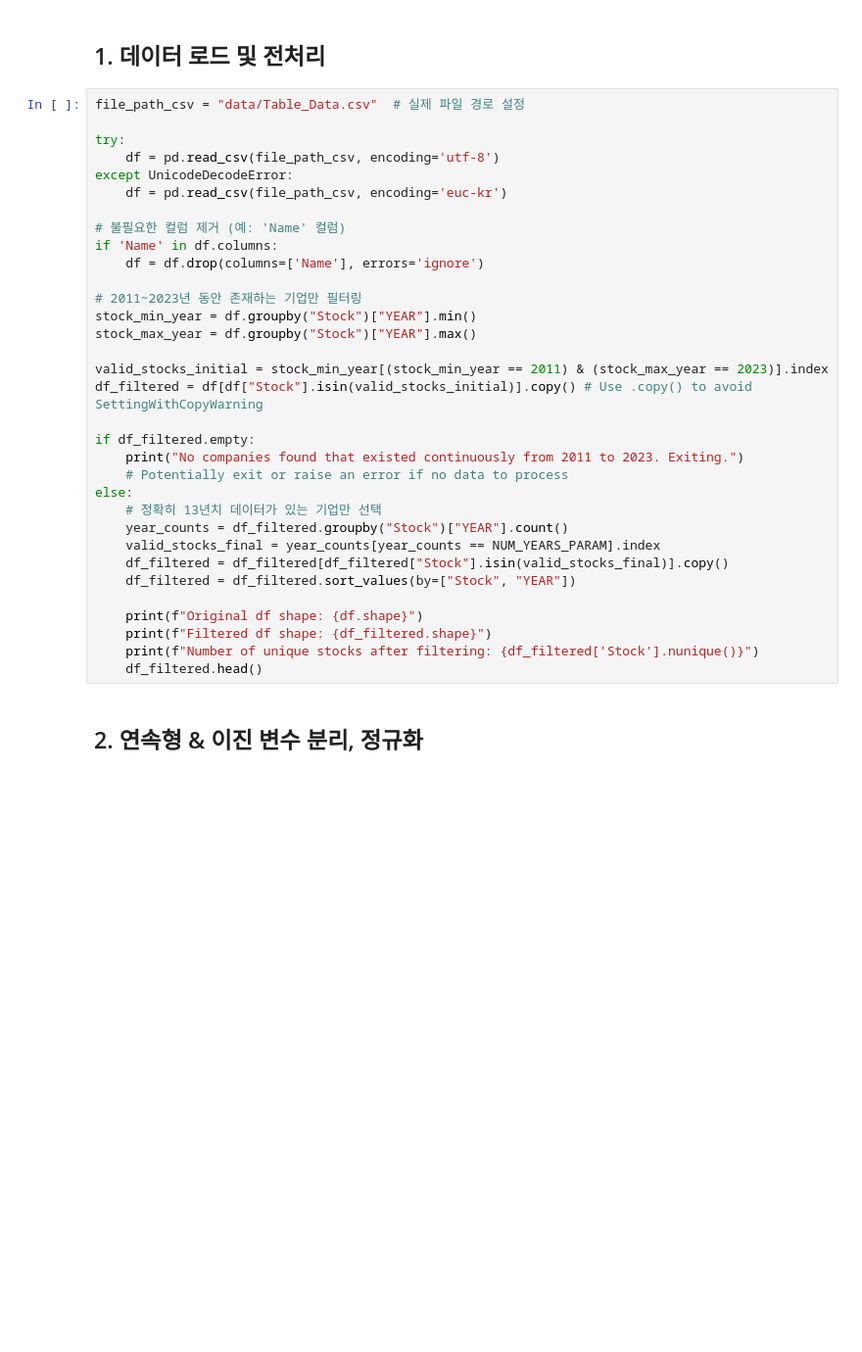
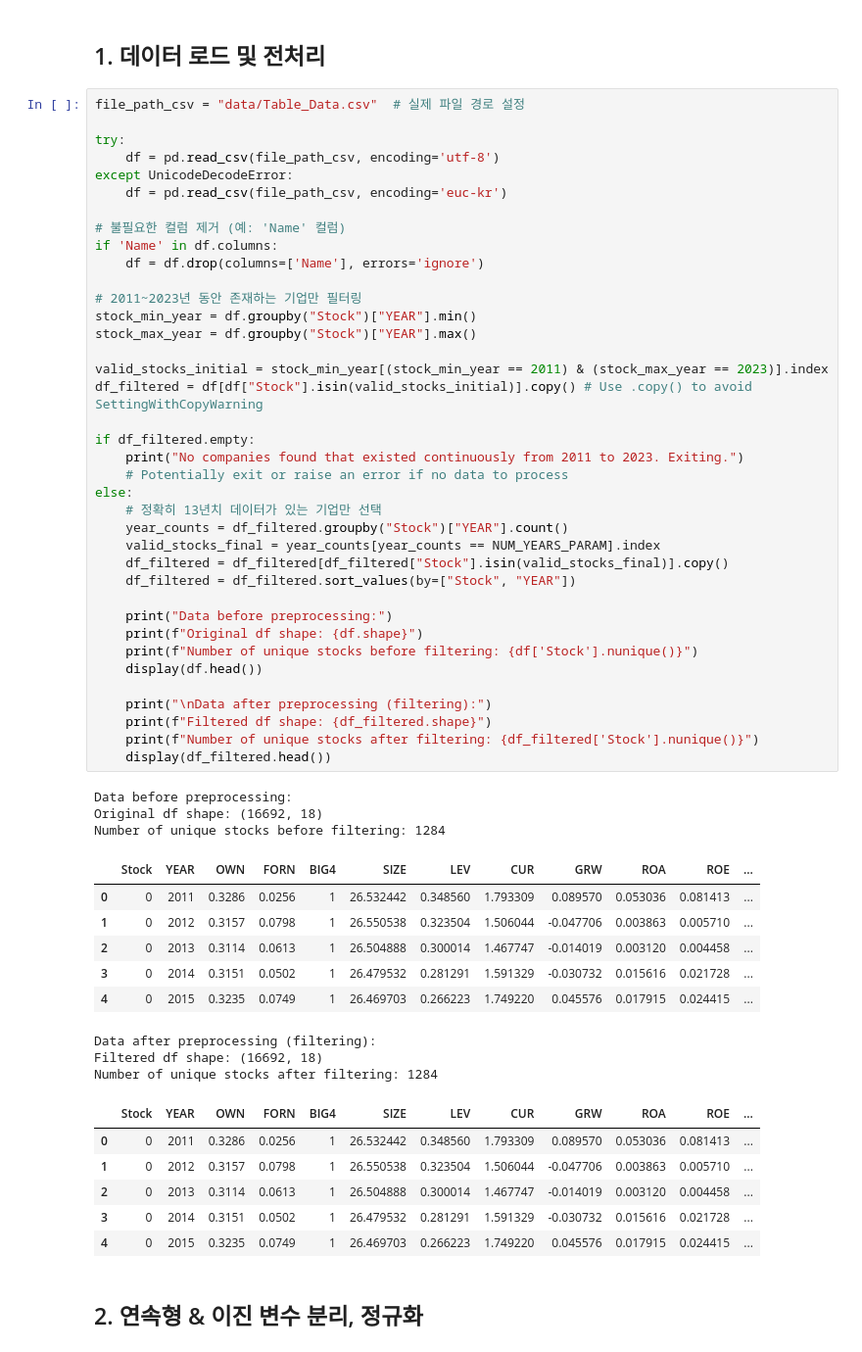
Before and after one commit to ttlttk8161/Graduate_pro1, a Jupyter notebook: Proposed_Model.ipynb, the cells around one changed output. Shown at 98% size. Drawn from its saved outputs; the diff is of its cells as text; blank space fills up the shorter version.

```diff
--- a/Proposed_Model.ipynb
+++ b/Proposed_Model.ipynb
@@ -41,34 +51,58 @@ file_path_csv = "data/Table_Data.csv"  # 실제 파일 경로 설정
 
 try:
     df = pd.read_csv(file_path_csv, encoding='utf-8')
 except UnicodeDecodeError:
     df = pd.read_csv(file_path_csv, encoding='euc-kr')
 
 # 불필요한 컬럼 제거 (예: 'Name' 컬럼)
 if 'Name' in df.columns:
     df = df.drop(columns=['Name'], errors='ignore')
 
 # 2011~2023년 동안 존재하는 기업만 필터링
 stock_min_year = df.groupby("Stock")["YEAR"].min()
 stock_max_year = df.groupby("Stock")["YEAR"].max()
 
 valid_stocks_initial = stock_min_year[(stock_min_year == 2011) & (stock_max_year == 2023)].index
 df_filtered = df[df["Stock"].isin(valid_stocks_initial)].copy() # Use .copy() to avoid SettingWithCopyWarning
 
 if df_filtered.empty:
     print("No companies found that existed continuously from 2011 to 2023. Exiting.")
     # Potentially exit or raise an error if no data to process
 else:
     # 정확히 13년치 데이터가 있는 기업만 선택
     year_counts = df_filtered.groupby("Stock")["YEAR"].count()
     valid_stocks_final = year_counts[year_counts == NUM_YEARS_PARAM].index
     df_filtered = df_filtered[df_filtered["Stock"].isin(valid_stocks_final)].copy()
     df_filtered = df_filtered.sort_values(by=["Stock", "YEAR"])
 
+    print("Data before preprocessing:")
     print(f"Original df shape: {df.shape}")
+    print(f"Number of unique stocks before filtering: {df['Stock'].nunique()}")
+    display(df.head())
+
+    print("\nData after preprocessing (filtering):")
     print(f"Filtered df shape: {df_filtered.shape}")
     print(f"Number of unique stocks after filtering: {df_filtered['Stock'].nunique()}")
-    df_filtered.head()
+    display(df_filtered.head())
+# %% [output]
+Data before preprocessing:
+Original df shape: (16692, 18)
+Number of unique stocks before filtering: 1284
+|  | Stock | YEAR | OWN | FORN | BIG4 | SIZE | LEV | CUR | GRW | ROA | ROE | ... |
+| 0 | 0 | 2011 | 0.3286 | 0.0256 | 1 | 26.532442 | 0.348560 | 1.793309 | 0.089570 | 0.053036 | 0.081413 | ... |
+| 1 | 0 | 2012 | 0.3157 | 0.0798 | 1 | 26.550538 | 0.323504 | 1.506044 | -0.047706 | 0.003863 | 0.005710 | ... |
+| 2 | 0 | 2013 | 0.3114 | 0.0613 | 1 | 26.504888 | 0.300014 | 1.467747 | -0.014019 | 0.003120 | 0.004458 | ... |
+| 3 | 0 | 2014 | 0.3151 | 0.0502 | 1 | 26.479532 | 0.281291 | 1.591329 | -0.030732 | 0.015616 | 0.021728 | ... |
+| 4 | 0 | 2015 | 0.3235 | 0.0749 | 1 | 26.469703 | 0.266223 | 1.749220 | 0.045576 | 0.017915 | 0.024415 | ... |
+Data after preprocessing (filtering):
+Filtered df shape: (16692, 18)
+Number of unique stocks after filtering: 1284
+|  | Stock | YEAR | OWN | FORN | BIG4 | SIZE | LEV | CUR | GRW | ROA | ROE | ... |
+| 0 | 0 | 2011 | 0.3286 | 0.0256 | 1 | 26.532442 | 0.348560 | 1.793309 | 0.089570 | 0.053036 | 0.081413 | ... |
+| 1 | 0 | 2012 | 0.3157 | 0.0798 | 1 | 26.550538 | 0.323504 | 1.506044 | -0.047706 | 0.003863 | 0.005710 | ... |
+| 2 | 0 | 2013 | 0.3114 | 0.0613 | 1 | 26.504888 | 0.300014 | 1.467747 | -0.014019 | 0.003120 | 0.004458 | ... |
+| 3 | 0 | 2014 | 0.3151 | 0.0502 | 1 | 26.479532 | 0.281291 | 1.591329 | -0.030732 | 0.015616 | 0.021728 | ... |
+| 4 | 0 | 2015 | 0.3235 | 0.0749 | 1 | 26.469703 | 0.266223 | 1.749220 | 0.045576 | 0.017915 | 0.024415 | ... |
 # %% [markdown]
 ## 2. 연속형 & 이진 변수 분리, 정규화
 # %%
```
Also changed, not shown: parts of 9 cells of this notebook, 7 other files.
